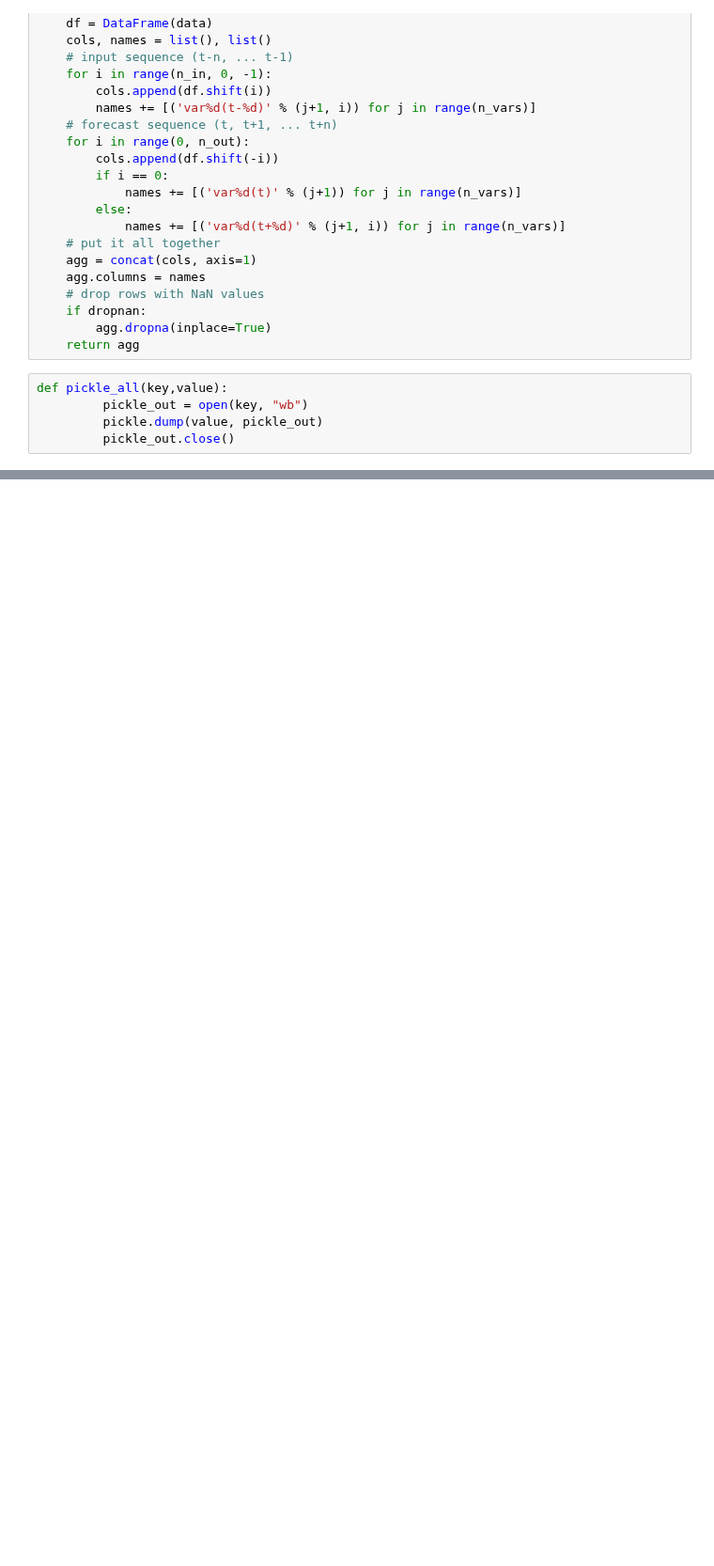
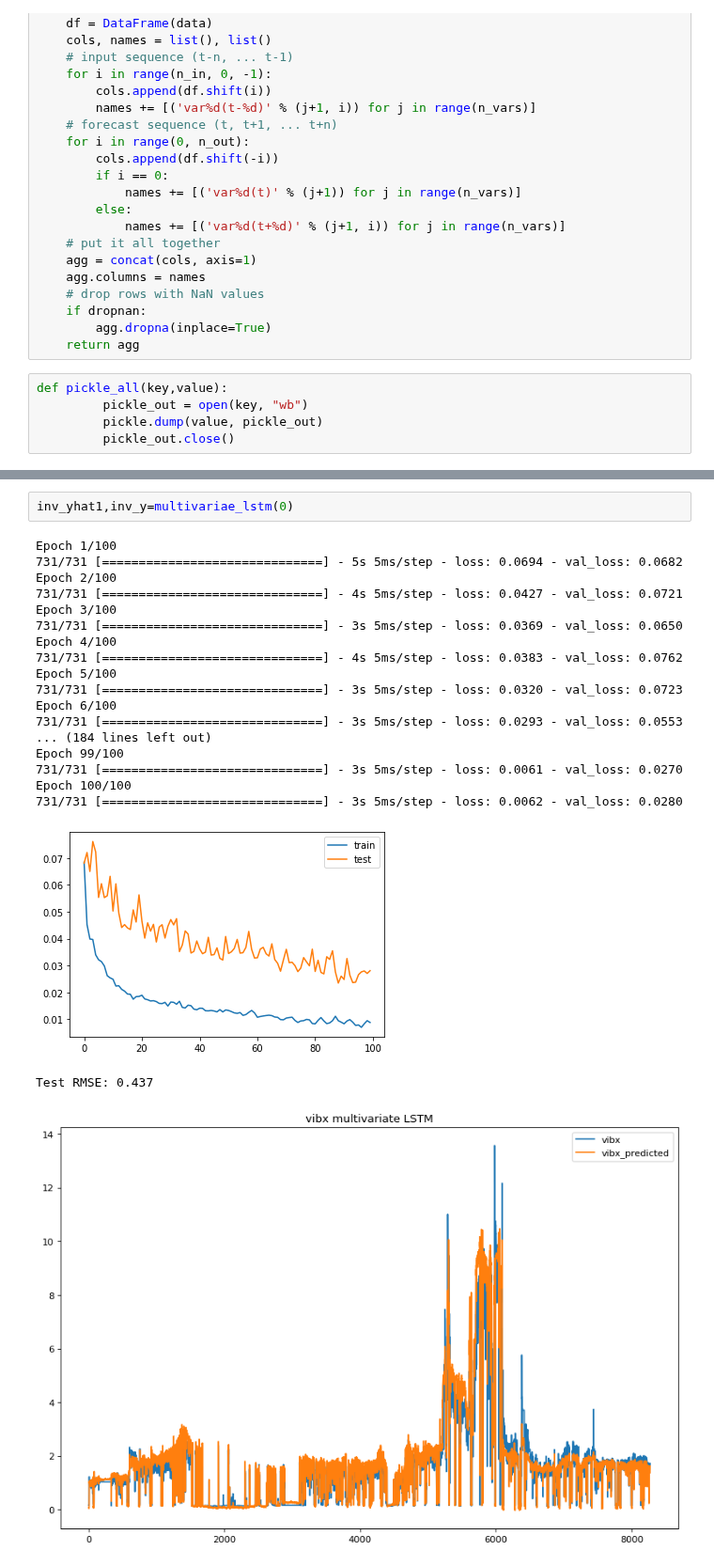
Before and after one commit to MustafaBozkurt84/predictive-maintanance-LSTM, a Jupyter notebook: MultivariateTimeSeriesLSTM.ipynb, the cells around one changed output, grey strips where cells are left out. Shown at 94% size. Cells and saved outputs as stored; diff of their text form; blank space fills up the shorter version.

```diff
--- a/MultivariateTimeSeriesLSTM.ipynb
+++ b/MultivariateTimeSeriesLSTM.ipynb
@@ -275,0 +269,23 @@ multivariae_lstm(54)
+# %%
+inv_yhat1,inv_y=multivariae_lstm(0)
+# %% [output]
+Epoch 1/100
+731/731 [==============================] - 5s 5ms/step - loss: 0.0694 - val_loss: 0.0682
+Epoch 2/100
+731/731 [==============================] - 4s 5ms/step - loss: 0.0427 - val_loss: 0.0721
+Epoch 3/100
+731/731 [==============================] - 3s 5ms/step - loss: 0.0369 - val_loss: 0.0650
+Epoch 4/100
+731/731 [==============================] - 4s 5ms/step - loss: 0.0383 - val_loss: 0.0762
+Epoch 5/100
+731/731 [==============================] - 3s 5ms/step - loss: 0.0320 - val_loss: 0.0723
+Epoch 6/100
+731/731 [==============================] - 3s 5ms/step - loss: 0.0293 - val_loss: 0.0553
+... (184 lines left out)
+Epoch 99/100
+731/731 [==============================] - 3s 5ms/step - loss: 0.0061 - val_loss: 0.0270
+Epoch 100/100
+731/731 [==============================] - 3s 5ms/step - loss: 0.0062 - val_loss: 0.0280
+[figure, added]
+Test RMSE: 0.437
+[figure, added]
```
Also changed, not shown: parts of 46 cells of this notebook.
